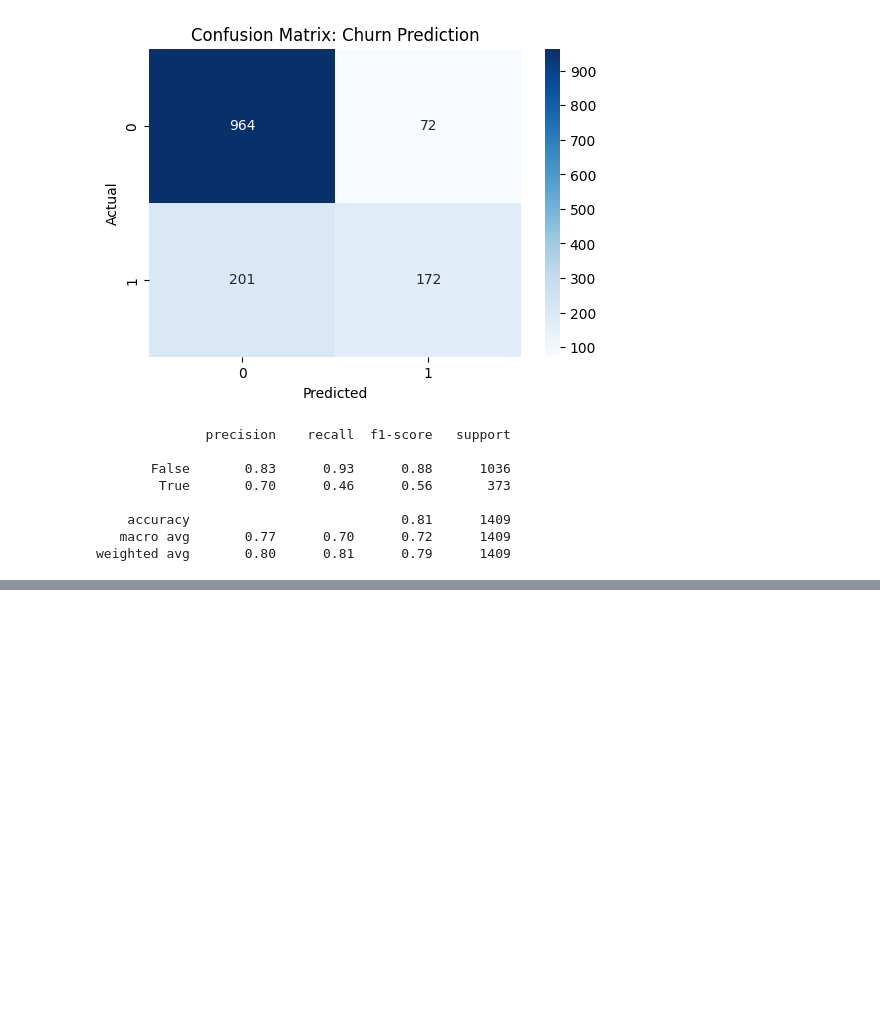
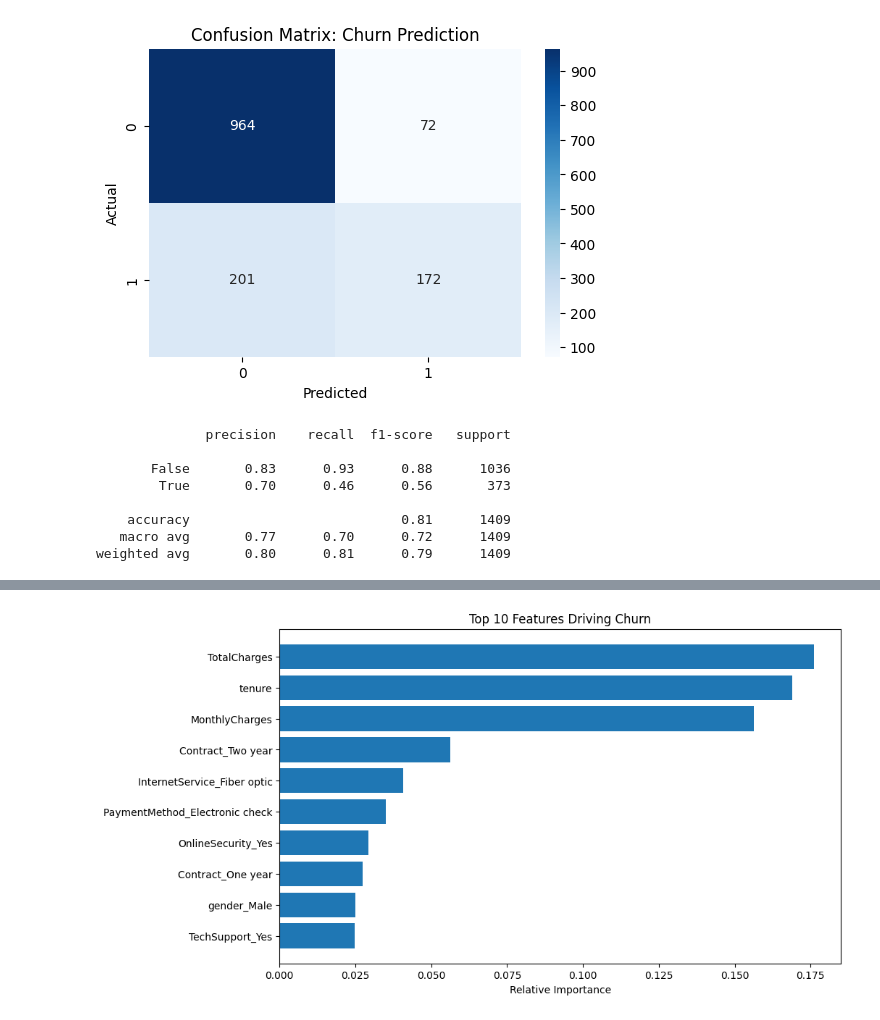
Before and after one commit to funkypro/Telecom-Churn-Predictor, a Jupyter notebook: Telecom_Churn_Analysis.ipynb, the cells around one changed output, grey strips where cells are left out. Drawn from its saved outputs; the diff is of its cells as text; code cells hidden in the pictures; blank space fills up the shorter version.

```diff
--- a/Telecom_Churn_Analysis.ipynb
+++ b/Telecom_Churn_Analysis.ipynb
@@ -131,0 +134,16 @@ weighted avg       0.80      0.81      0.79      1409
+# %%
+from sklearn.ensemble import RandomForestClassifier
+
+# 1. Initialize the Random Forest
+# 'n_estimators' is the number of trees.
+# 'class_weight' helps the model pay more attention to the minority (Churners).
+rf_model = RandomForestClassifier(n_estimators=100, class_weight='balanced', random_state=42)
+
+# 2. Fit the model
+rf_model.fit(X_train, y_train)
+
+# 3. Predict and Score
+rf_predictions = rf_model.predict(X_test)
+
+print(f"New Accuracy: {accuracy_score(y_test, rf_predictions) * 100:.2f}%")
+print(classification_report(y_test, rf_predictions))
@@ -131,0 +160,15 @@ weighted avg       0.80      0.81      0.79      1409
+# %%
+import numpy as np
+
+# Get feature importances from the Random Forest
+importances = rf_model.feature_importances_
+indices = np.argsort(importances)[-10:]  # Top 10 features
+
+plt.figure(figsize=(10,6))
+plt.title('Top 10 Features Driving Churn')
+plt.barh(range(len(indices)), importances[indices], align='center')
+plt.yticks(range(len(indices)), [X.columns[i] for i in indices])
+plt.xlabel('Relative Importance')
+plt.show()
+# %% [output]
+[figure, added]
```
Also changed, not shown: parts of 2 cells of this notebook.
